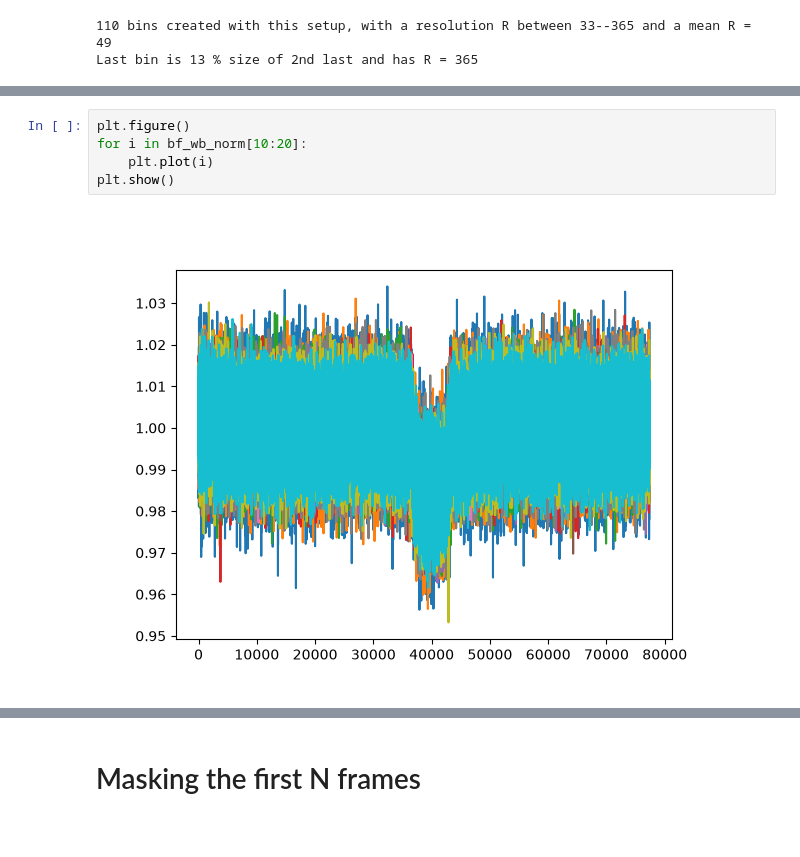
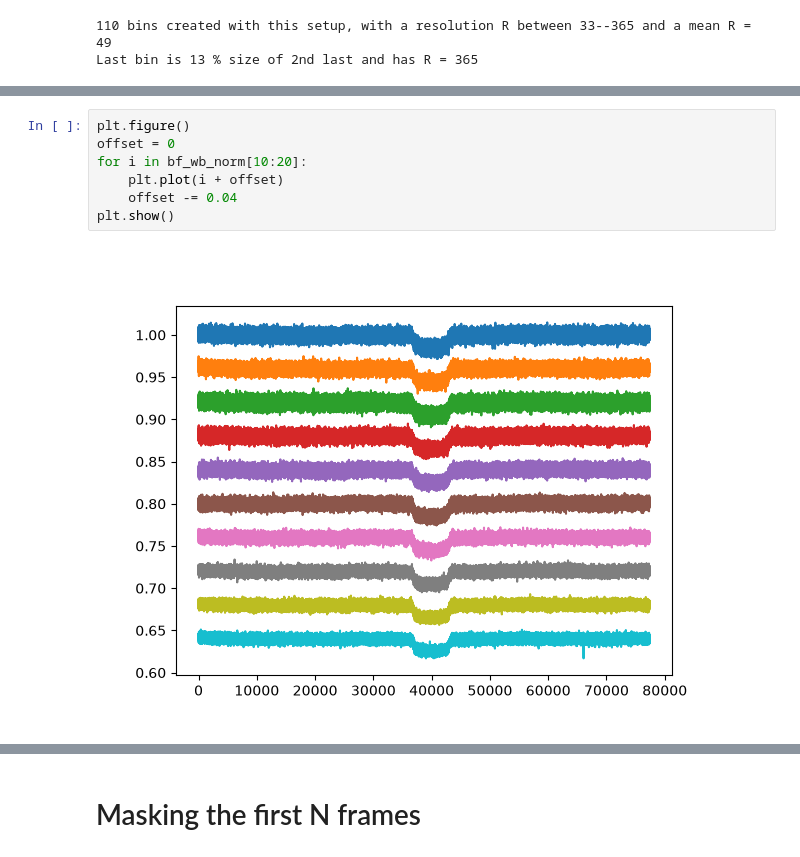
Before and after one commit to J-Ulik/Tiberius, a Jupyter notebook: src/reduction_utils/JWST_utils/reduction_notebooks/4_light_curve_creation.ipynb, the cells around one changed output, grey strips where cells are left out. Saved outputs shown, nothing was run; the diff lists cells and outputs as text.

```diff
--- a/src/reduction_utils/JWST_utils/reduction_notebooks/4_light_curve_creation.ipynb
+++ b/src/reduction_utils/JWST_utils/reduction_notebooks/4_light_curve_creation.ipynb
@@ -278,8 +281,10 @@ N points in bin = (77373, 3)
 # %%
 plt.figure()
+offset = 0
 for i in bf_wb_norm[10:20]:
-    plt.plot(i)
+    plt.plot(i + offset)
+    offset -= 0.04
 plt.show()
 # %% [output]
-[figure, old version]
+[figure, new version]
 # %%
```
Also changed, not shown: parts of 3 cells of this notebook.
